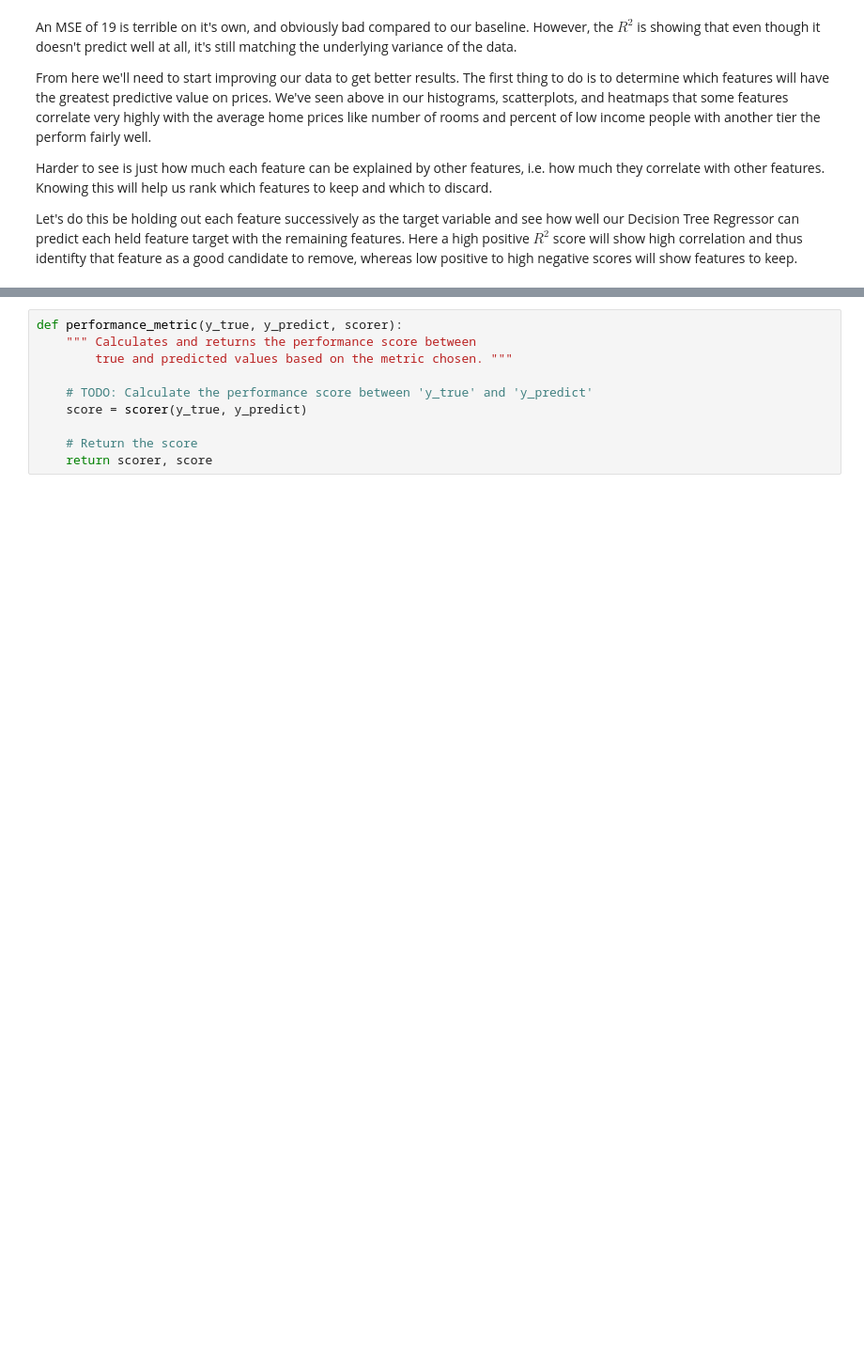
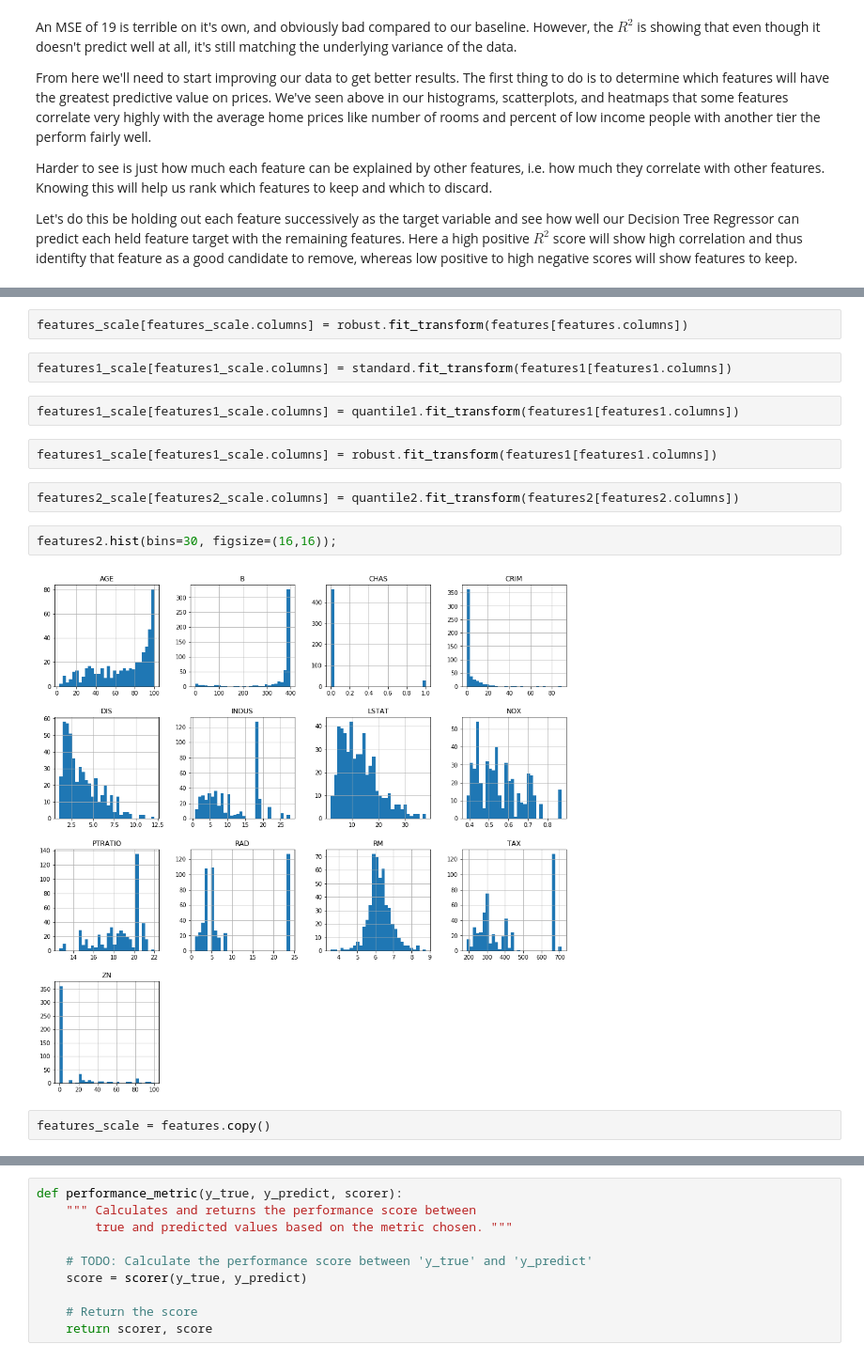
Before and after one commit to Tashwini12/Boston-Housing, a Jupyter notebook: boston_housing.ipynb, the cells around one changed output, grey strips where cells are left out. Shown at 94% size. Drawn from its saved outputs; the diff is of its cells as text; blank space fills up the shorter version.

```diff
--- a/boston_housing.ipynb
+++ b/boston_housing.ipynb
@@ -517,0 +521,16 @@ rank_scores
+# %%
+features_scale[features_scale.columns] = robust.fit_transform(features[features.columns])
+# %%
+features1_scale[features1_scale.columns] = standard.fit_transform(features1[features1.columns])
+# %%
+features1_scale[features1_scale.columns] = quantile1.fit_transform(features1[features1.columns])
+# %%
+features1_scale[features1_scale.columns] = robust.fit_transform(features1[features1.columns])
+# %%
+features2_scale[features2_scale.columns] = quantile2.fit_transform(features2[features2.columns])
+# %%
+features2.hist(bins=30, figsize=(16,16));
+# %% [output]
+[figure, added]
+# %%
+features_scale = features.copy()
```
Also changed, not shown: parts of 31 cells of this notebook.
